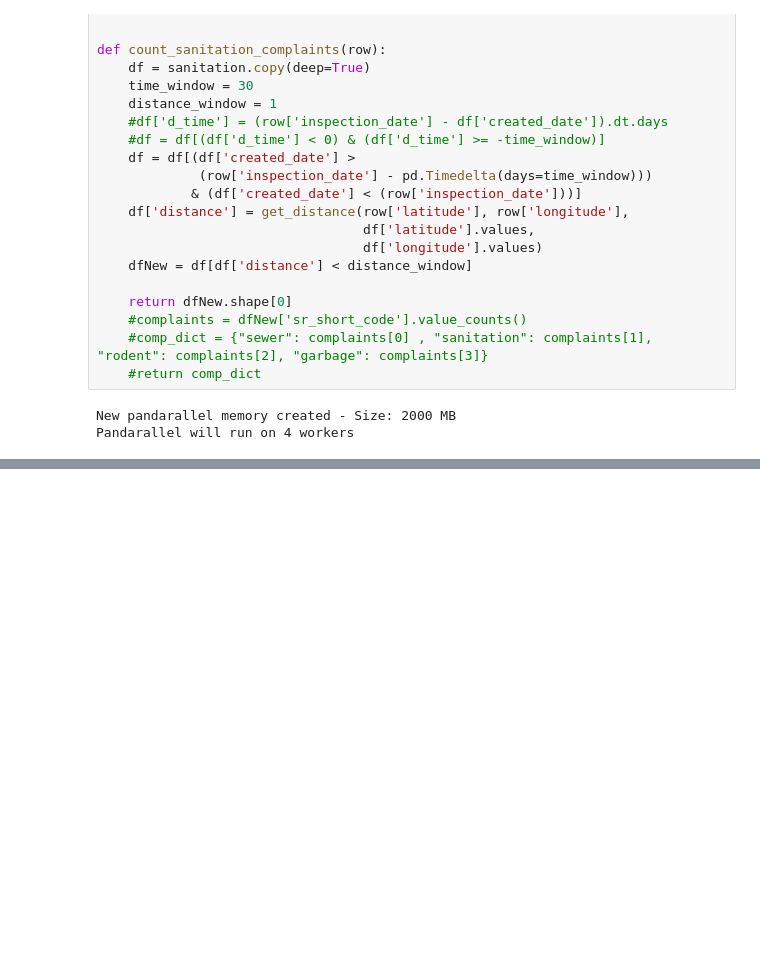
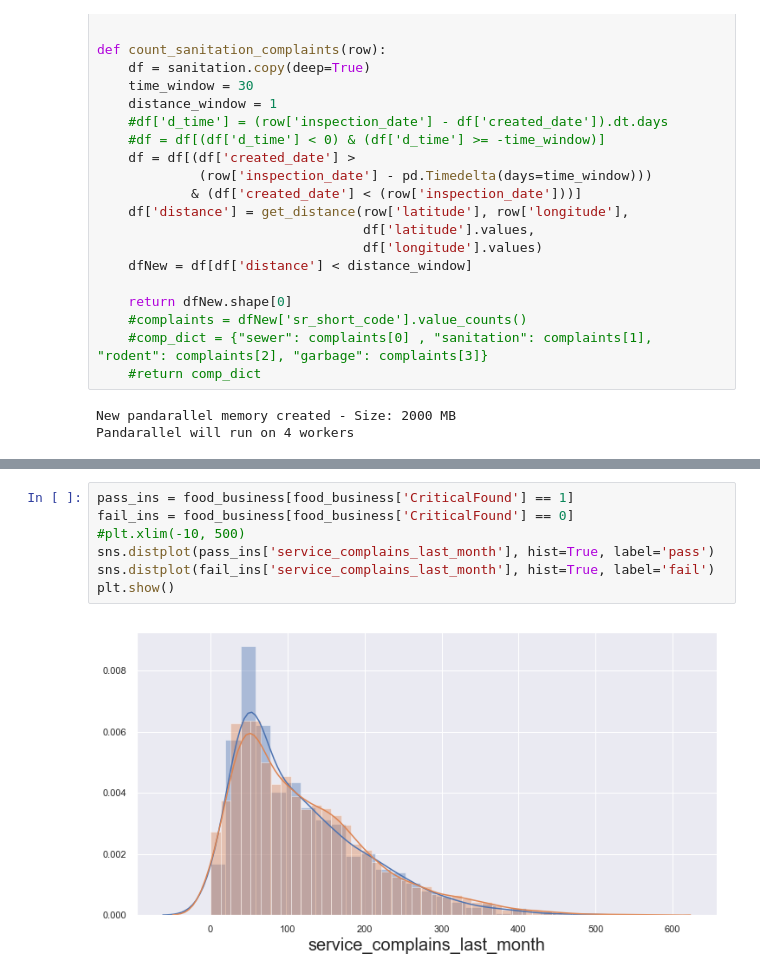
Before and after one commit to drimal/chicagofood, a Jupyter notebook: notebooks/merged_all_data_streams_05.ipynb, the cells around one changed output, grey strips where cells are left out. Cells and saved outputs as stored; diff of their text form; blank space fills up the shorter version.

```diff
--- a/notebooks/merged_all_data_streams_05.ipynb
+++ b/notebooks/merged_all_data_streams_05.ipynb
@@ -140,0 +160,9 @@ food_business.isna().sum()
+# %%
+pass_ins = food_business[food_business['CriticalFound'] == 1]
+fail_ins = food_business[food_business['CriticalFound'] == 0]
+#plt.xlim(-10, 500)
+sns.distplot(pass_ins['service_complains_last_month'], hist=True, label='pass')
+sns.distplot(fail_ins['service_complains_last_month'], hist=True, label='fail')
+plt.show()
+# %% [output]
+[figure, added]
```
Also changed, not shown: parts of 35 cells of this notebook, 2 other files.
